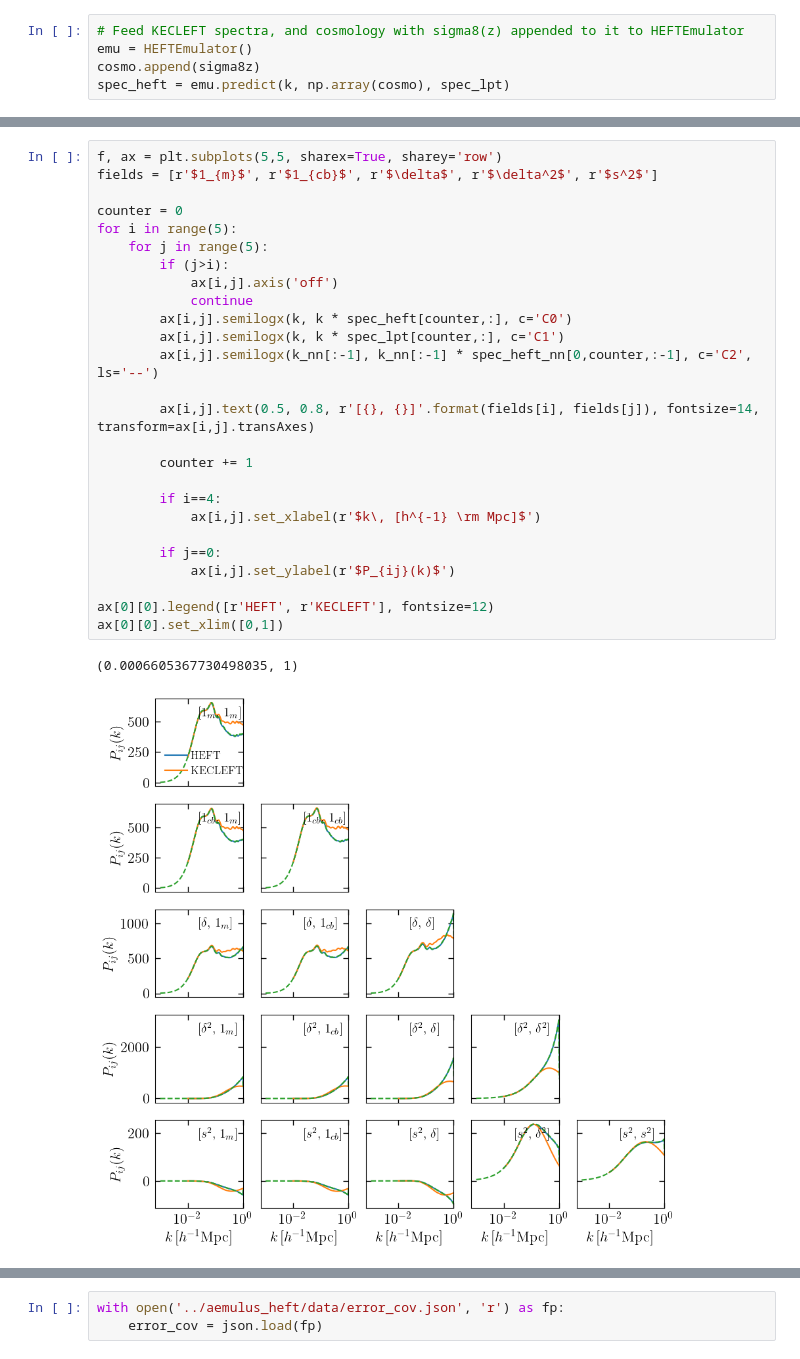
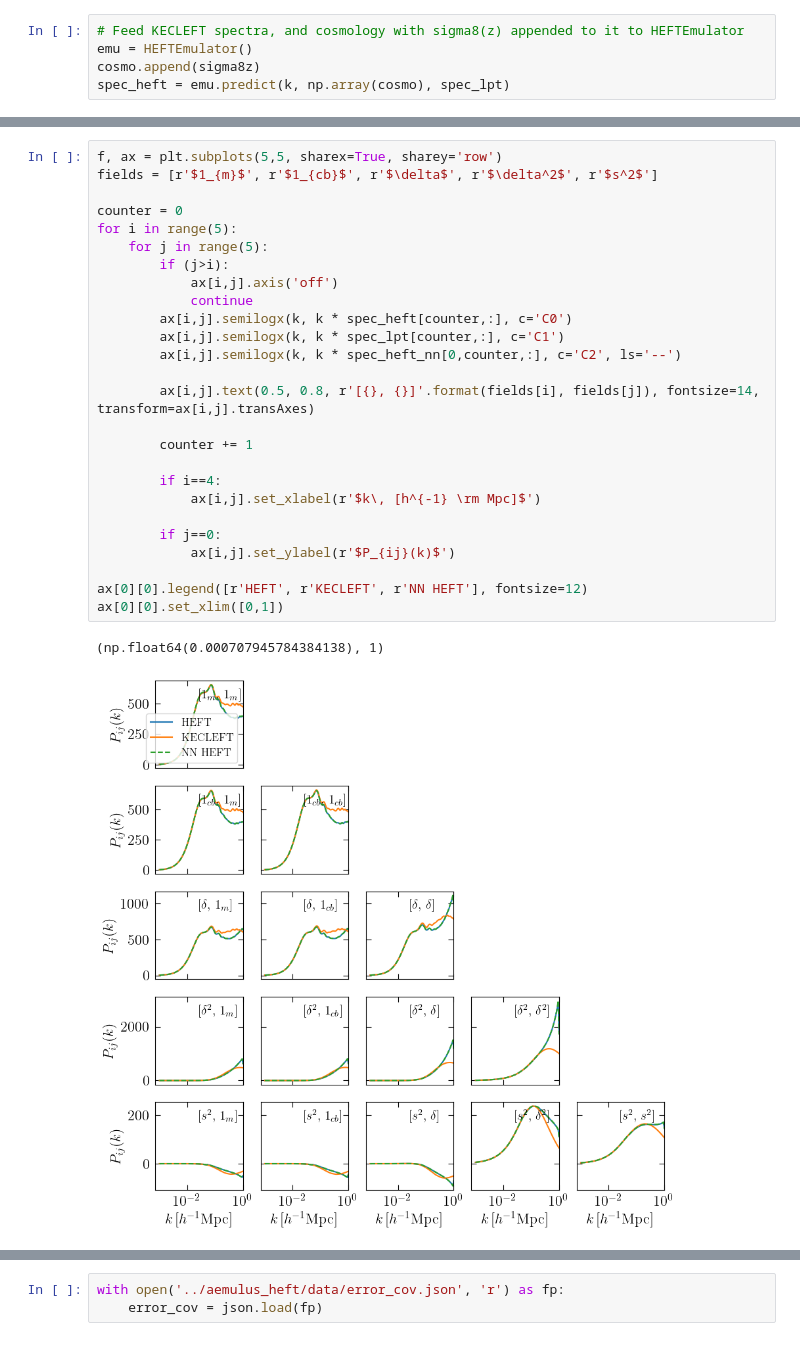
Before and after one commit to AemulusProject/aemulus_heft, a Jupyter notebook: notebooks/predict_spectra.ipynb, the cells around one changed output, grey strips where cells are left out. Drawn from its saved outputs; the diff is of its cells as text.

```diff
--- a/notebooks/predict_spectra.ipynb
+++ b/notebooks/predict_spectra.ipynb
@@ -56,32 +60,32 @@ k_nn, spec_heft_nn = nnemu.predict(np.atleast_2d(cosmo))
-# %%
-f, ax = plt.subplots(5,5, sharex=True, sharey='row')
-fields = [r'$1_{m}$', r'$1_{cb}$', r'$\delta$', r'$\delta^2$', r'$s^2$']
-
-counter = 0
-for i in range(5):
-    for j in range(5):
-        if (j>i):
-            ax[i,j].axis('off')
-            continue
-        ax[i,j].semilogx(k, k * spec_heft[counter,:], c='C0')
-        ax[i,j].semilogx(k, k * spec_lpt[counter,:], c='C1')
-        ax[i,j].semilogx(k_nn[:-1], k_nn[:-1] * spec_heft_nn[0,counter,:-1], c='C2', ls='--')
-
-        ax[i,j].text(0.5, 0.8, r'[{}, {}]'.format(fields[i], fields[j]), fontsize=14, transform=ax[i,j].transAxes)
-
-        counter += 1
-
-        if i==4:
-            ax[i,j].set_xlabel(r'$k\, [h^{-1} \rm Mpc]$')
-
-        if j==0:
-            ax[i,j].set_ylabel(r'$P_{ij}(k)$')
-
-ax[0][0].legend([r'HEFT', r'KECLEFT'], fontsize=12)
-ax[0][0].set_xlim([0,1])
-# %% [output]
-(0.0006605367730498035, 1)
-[figure, removed]
+# %%
+f, ax = plt.subplots(5,5, sharex=True, sharey='row')
+fields = [r'$1_{m}$', r'$1_{cb}$', r'$\delta$', r'$\delta^2$', r'$s^2$']
+
+counter = 0
+for i in range(5):
+    for j in range(5):
+        if (j>i):
+            ax[i,j].axis('off')
+            continue
+        ax[i,j].semilogx(k, k * spec_heft[counter,:], c='C0')
+        ax[i,j].semilogx(k, k * spec_lpt[counter,:], c='C1')
+        ax[i,j].semilogx(k, k * spec_heft_nn[0,counter,:], c='C2', ls='--')
+
+        ax[i,j].text(0.5, 0.8, r'[{}, {}]'.format(fields[i], fields[j]), fontsize=14, transform=ax[i,j].transAxes)
+
+        counter += 1
+
+        if i==4:
+            ax[i,j].set_xlabel(r'$k\, [h^{-1} \rm Mpc]$')
+
+        if j==0:
+            ax[i,j].set_ylabel(r'$P_{ij}(k)$')
+
+ax[0][0].legend([r'HEFT', r'KECLEFT', r'NN HEFT'], fontsize=12)
+ax[0][0].set_xlim([0,1])
+# %% [output]
+(np.float64(0.000707945784384138), 1)
+[figure, added]
 # %%
 bvec = [0.786, 0.583, -0.406, -0.512, 1755]
 
```
Also changed, not shown: parts of 5 cells of this notebook, 4 other files.
